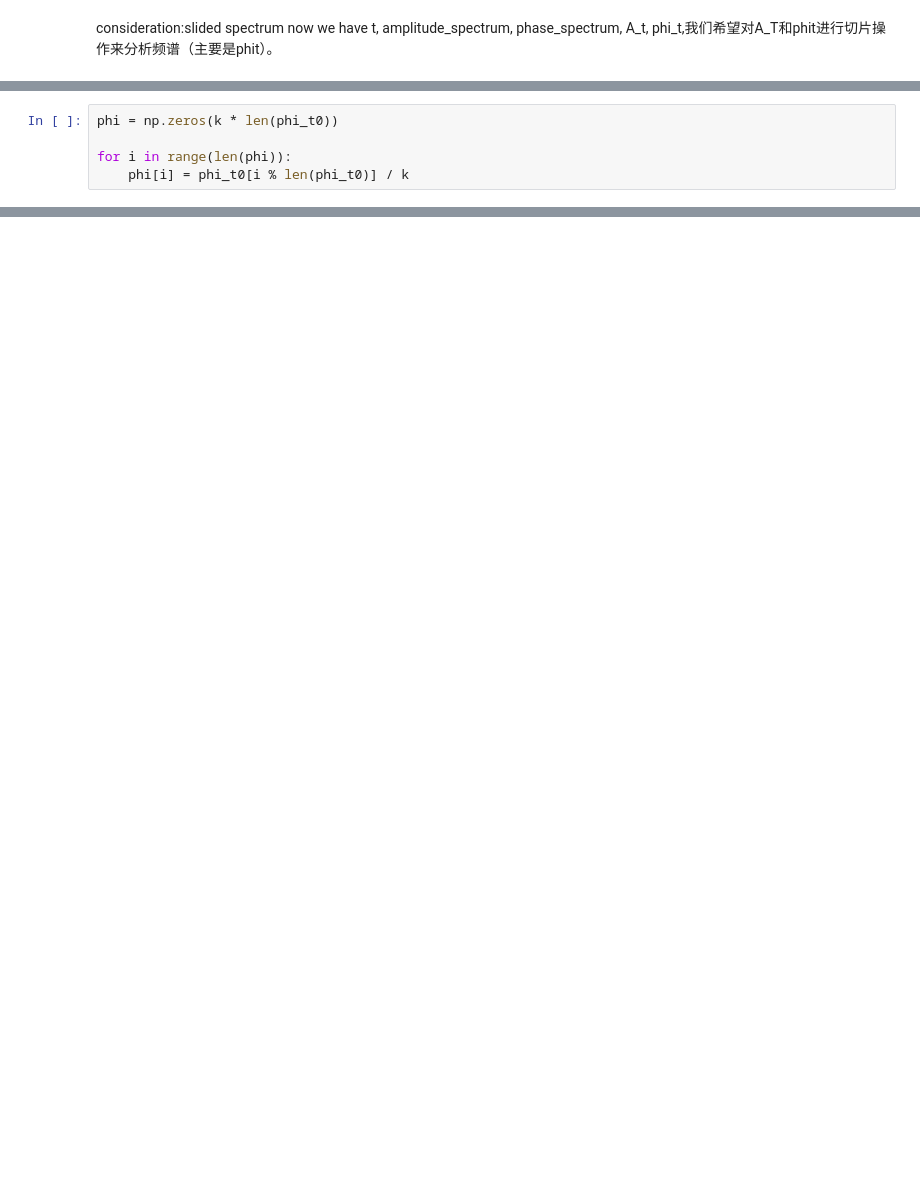
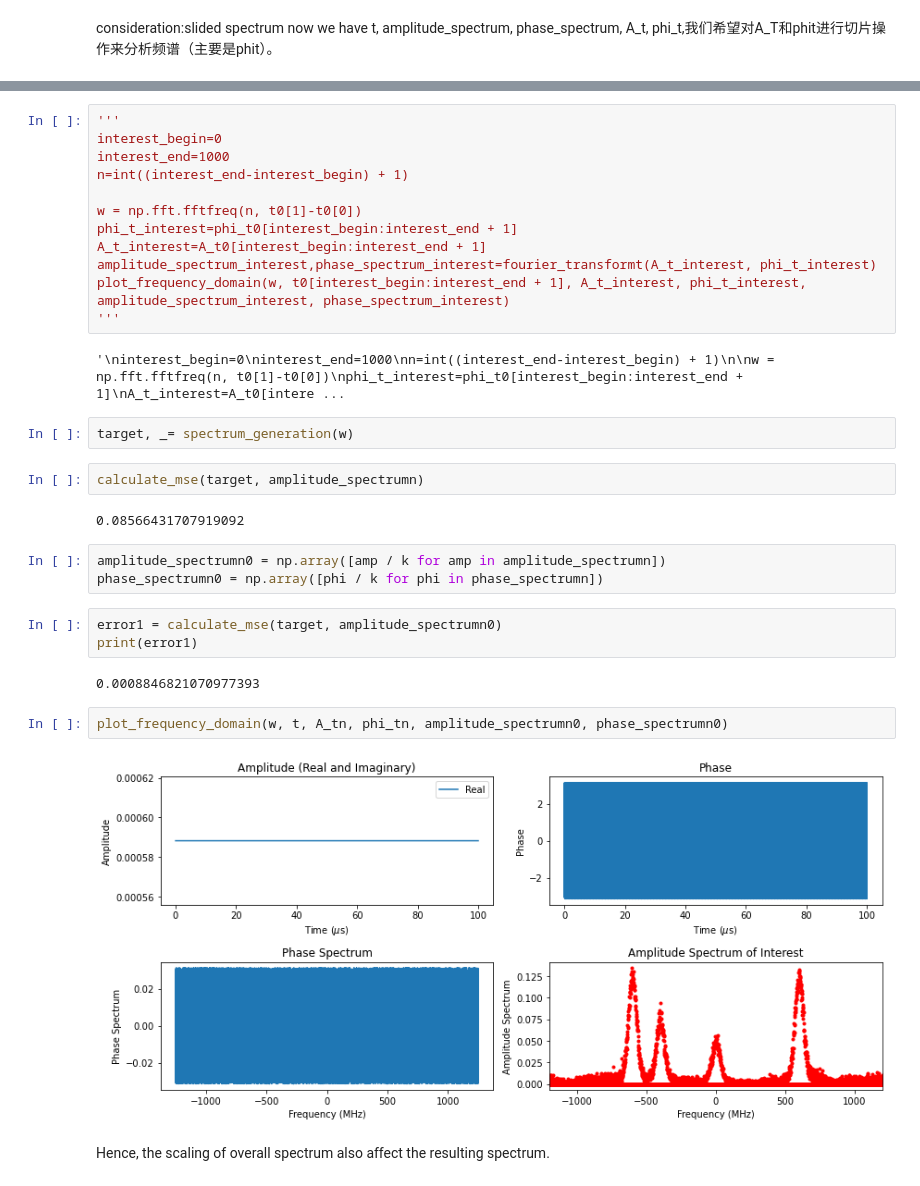
Before and after one commit to AlexSJL/PhaseRetrieval, a Jupyter notebook: Analysis of Concatenation added time slicing.ipynb, the cells around one changed output, grey strips where cells are left out. Saved outputs shown, nothing was run; the diff lists cells and outputs as text; blank space fills up the shorter version.

```diff
--- a/Analysis of Concatenation added time slicing.ipynb
+++ b/Analysis of Concatenation added time slicing.ipynb
@@ -136,5 +117,0 @@ We now try to simply connnect these solution end-to-end, and study the reconstru
-# %%
-phi = np.zeros(k * len(phi_t0))
-
-for i in range(len(phi)):
-    phi[i] = phi_t0[i % len(phi_t0)] / k
@@ -159,0 +118,34 @@ plt.legend()
+# %%
+'''
+interest_begin=0
+interest_end=1000
+n=int((interest_end-interest_begin) + 1)
+
+w = np.fft.fftfreq(n, t0[1]-t0[0])
+phi_t_interest=phi_t0[interest_begin:interest_end + 1]
+A_t_interest=A_t0[interest_begin:interest_end + 1]
+amplitude_spectrum_interest,phase_spectrum_interest=fourier_transformt(A_t_interest, phi_t_interest)
+plot_frequency_domain(w, t0[interest_begin:interest_end + 1], A_t_interest, phi_t_interest, amplitude_spectrum_interest, phase_spectrum_interest)
+'''
+# %% [output]
+'\ninterest_begin=0\ninterest_end=1000\nn=int((interest_end-interest_begin) + 1)\n\nw = np.fft.fftfreq(n, t0[1]-t0[0])\nphi_t_interest=phi_t0[interest_begin:interest_end + 1]\nA_t_interest=A_t0[intere ...
+# %%
+target, _= spectrum_generation(w)
+# %%
+calculate_mse(target, amplitude_spectrumn)
+# %% [output]
+0.08566431707919092
+# %%
+amplitude_spectrumn0 = np.array([amp / k for amp in amplitude_spectrumn])
+phase_spectrumn0 = np.array([phi / k for phi in phase_spectrumn])
+# %%
+error1 = calculate_mse(target, amplitude_spectrumn0)
+print(error1)
+# %% [output]
+0.0008846821070977393
+# %%
+plot_frequency_domain(w, t, A_tn, phi_tn, amplitude_spectrumn0, phase_spectrumn0)
+# %% [output]
+[figure, added]
+# %% [markdown]
+Hence, the scaling of overall spectrum also affect the resulting spectrum.
```
Also changed, not shown: parts of 51 cells of this notebook.
